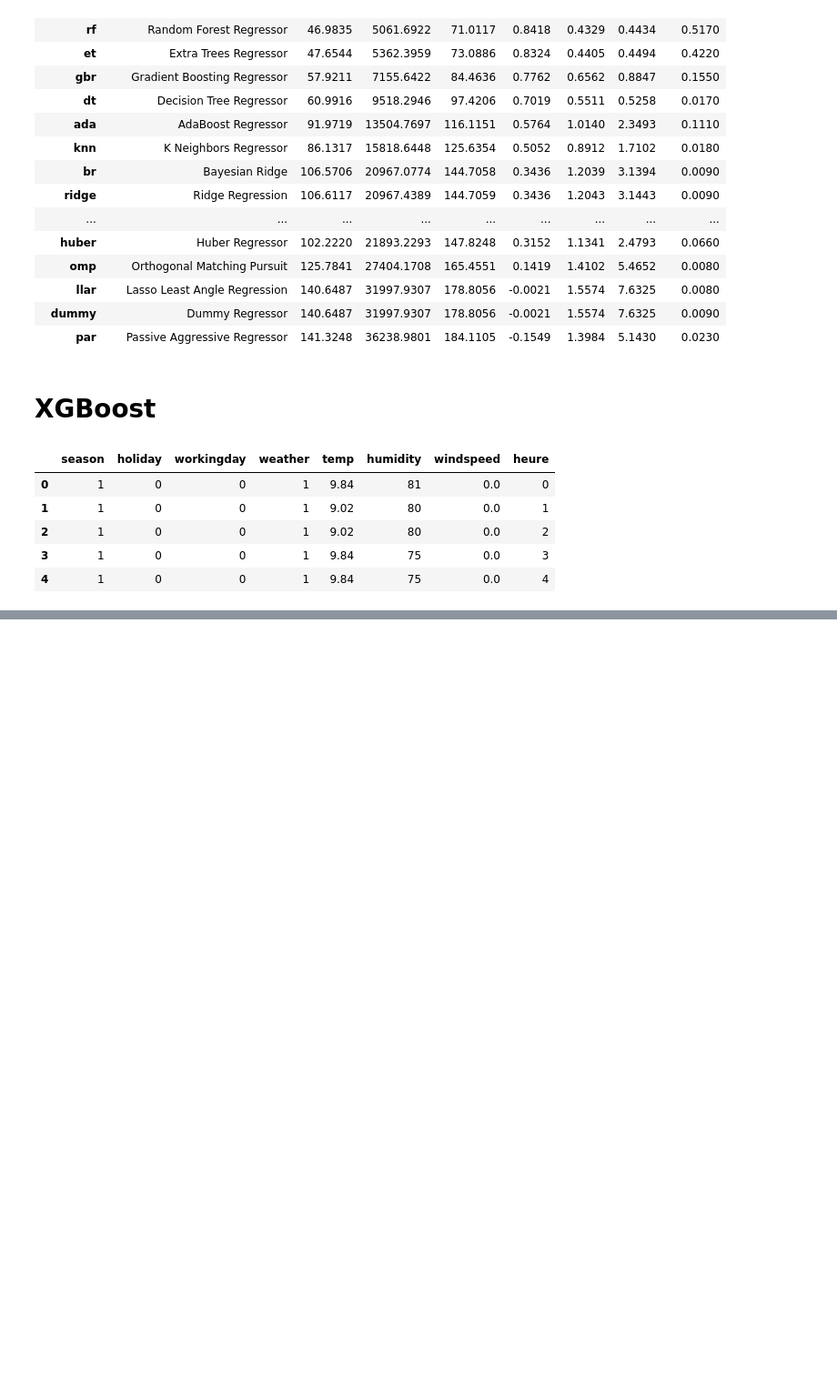
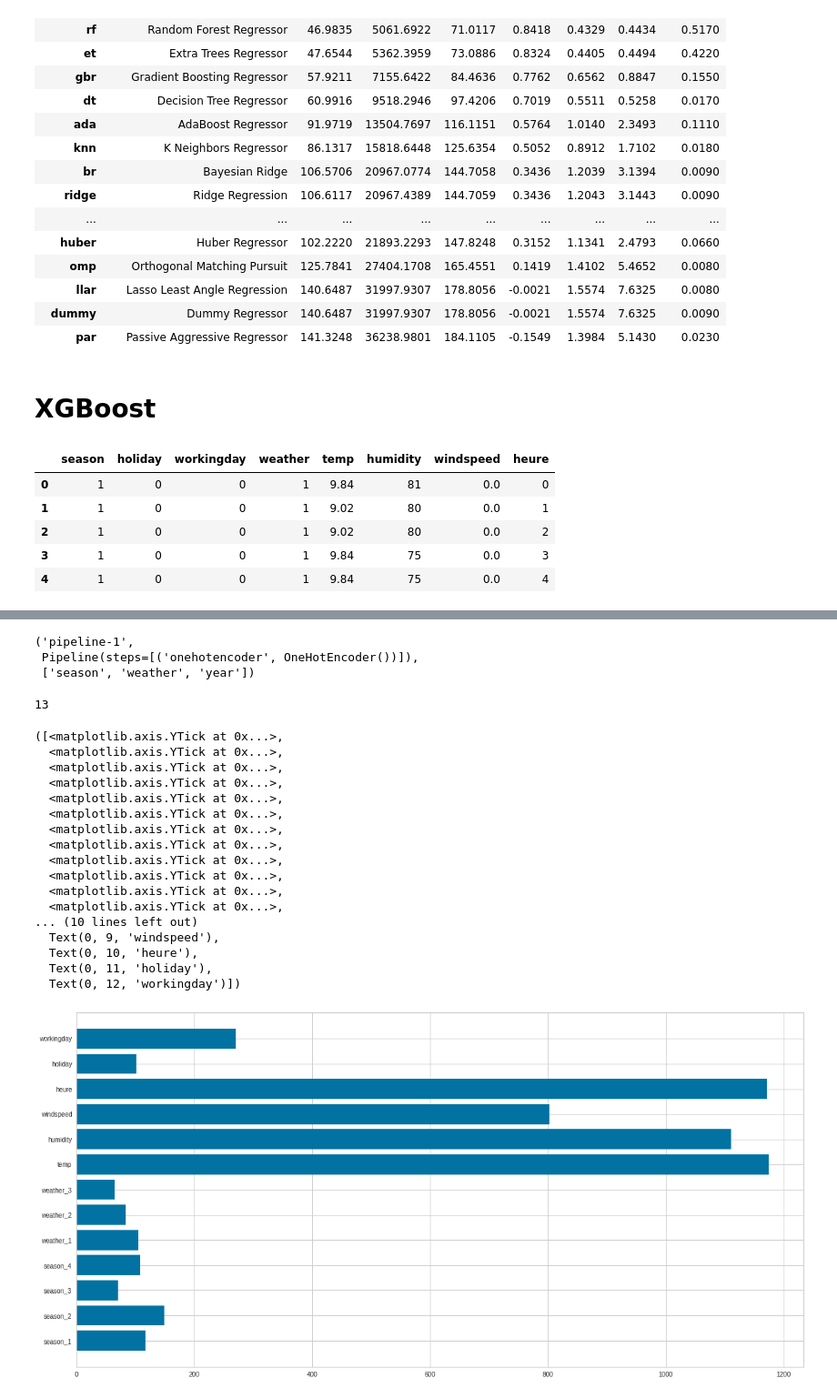
Before and after one commit to RudyBourez/Bike_Sharing, a Jupyter notebook: model_florian.ipynb, the cells around one changed output, grey strips where cells are left out. Shown at 91% size. Cells and saved outputs as stored; diff of their text form; code cells hidden in the pictures; blank space fills up the shorter version.

Commit message:
modele 1

```diff
--- a/model_florian.ipynb
+++ b/model_florian.ipynb
@@ -110,0 +114,3 @@ plot_importance(model_xgb[1])
+# %%
+xgb_score = model_xgb[1].get_booster().get_fscore()
+xgb_score
@@ -110,0 +155,37 @@ plot_importance(model_xgb[1])
+# %%
+model_xgb[0].transformers_[0]
+# %% [output]
+('pipeline-1',
+ Pipeline(steps=[('onehotencoder', OneHotEncoder())]),
+ ['season', 'weather', 'year'])
+# %%
+liste_feature = ['season_1', 'season_2', 'season_3', 'season_4', 'weather_1','weather_2', 'weather_3','temp', 'humidity', 'windspeed', 'heure',"holiday","workingday"]
+len(liste_feature)
+len(list(xgb_score.values()))
+# %% [output]
+13
+# %%
+fig = plt.figure(figsize=(20,10))
+y_pos = range(0,len(liste_feature))
+
+plt.barh(y_pos,list(xgb_score.values()))
+plt.yticks(y_pos,liste_feature)
+# %% [output]
+([<matplotlib.axis.YTick at 0x...>,
+  <matplotlib.axis.YTick at 0x...>,
+  <matplotlib.axis.YTick at 0x...>,
+  <matplotlib.axis.YTick at 0x...>,
+  <matplotlib.axis.YTick at 0x...>,
+  <matplotlib.axis.YTick at 0x...>,
+  <matplotlib.axis.YTick at 0x...>,
+  <matplotlib.axis.YTick at 0x...>,
+  <matplotlib.axis.YTick at 0x...>,
+  <matplotlib.axis.YTick at 0x...>,
+  <matplotlib.axis.YTick at 0x...>,
+  <matplotlib.axis.YTick at 0x...>,
+... (10 lines left out)
+  Text(0, 9, 'windspeed'),
+  Text(0, 10, 'heure'),
+  Text(0, 11, 'holiday'),
+  Text(0, 12, 'workingday')])
+[figure, added]
```
Also changed, not shown: parts of 28 cells of this notebook, 3 other files.
